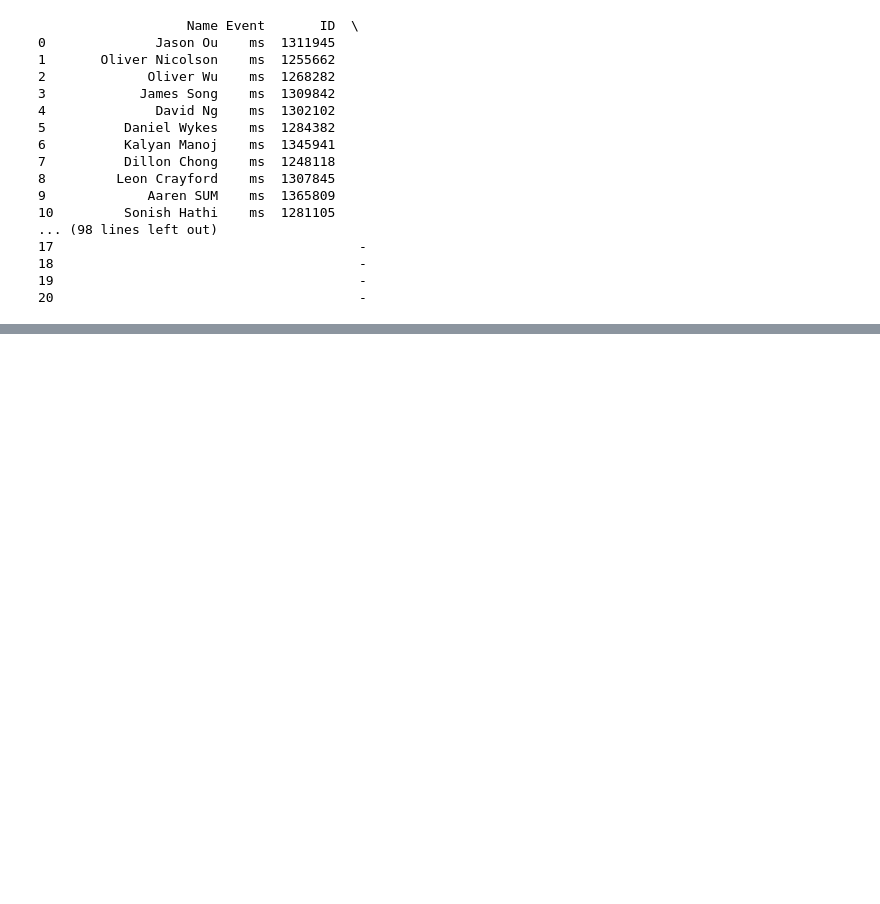
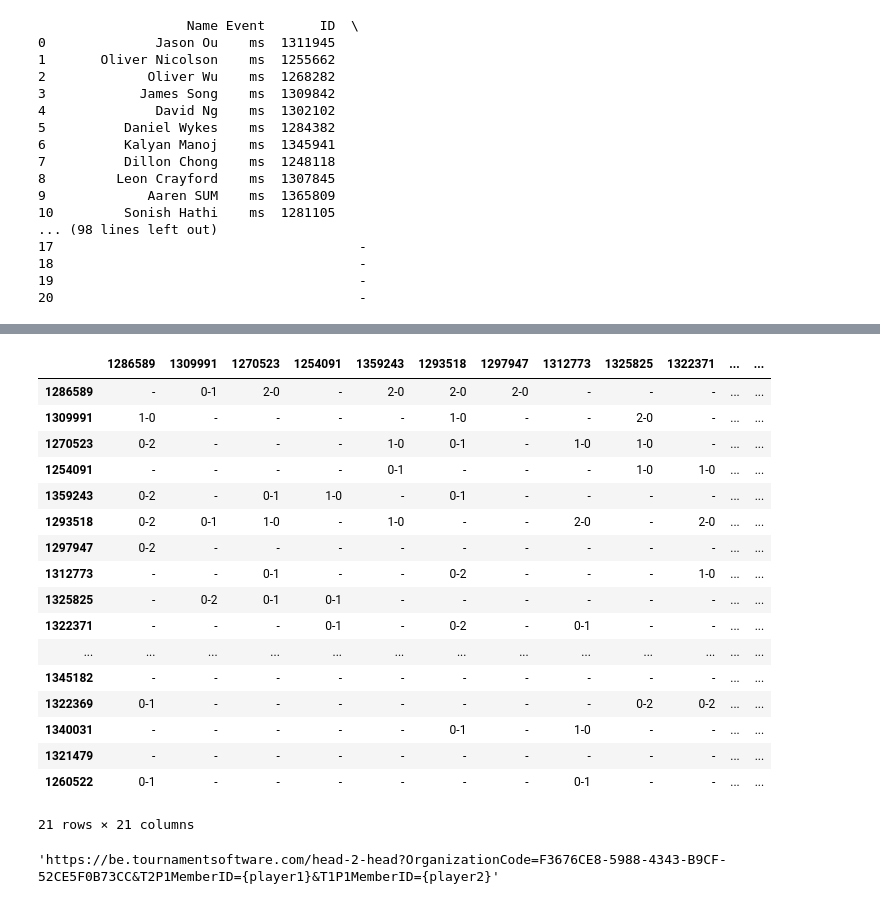
Before and after one commit to HxHuang258/Selection-Tool, a Jupyter notebook: api_test.ipynb, the cells around one changed output, grey strips where cells are left out. Cells and saved outputs as stored; diff of their text form; code cells hidden in the pictures; blank space fills up the shorter version.

Commit message:
Links to BE h2h now in script results

```diff
--- a/api_test.ipynb
+++ b/api_test.ipynb
@@ -627,0 +654,65 @@ targetPlayersDfs[3]
+# %%
+#Create Function that will create url for h2h link, requires 2 player ID's
+def head_url(t2p1_member_id, t1p1_member_id):
+    base_url = "https://be.tournamentsoftware.com/head-2-head"
+    organization_code = "F3676CE8-5988-4343-B9CF-52CE5F0B73CC"
+
+    # Construct the full URL with injected member IDs
+    full_url = f"{base_url}?OrganizationCode={organization_code}&T2P1MemberID={t2p1_member_id}&T1P1MemberID={t1p1_member_id}"
+    return full_url
+
+def ifPlayed(matrix, row, column):
+    if (matrix.iloc[row, column] != "-"):
+        return 1
+
+#Create matrix with head to heads with player ID's
+for df in targetPlayersDfs:
+    unique_ids = df['ID'].unique()  # Get all unique player IDs
+    link_matrix = pd.DataFrame('-', index=unique_ids, columns=unique_ids)
+
+    # Create a dictionary to store the counts for both wins and losses
+    head_to_head_counts = {id_: {id2: [0, 0] for id2 in unique_ids} for id_ in unique_ids}
+
+    playerIds = df['ID'].tolist()
+
+    # Fill in the counts based on the Beat column
+    for idx, row in df.iterrows():
+        winner_id = row['ID']  # The player who won
+        beaten_ids = row['Beat']  # The players they beat
+        for beaten_id in beaten_ids:
+            if beaten_id in str(playerIds):
+                head_to_head_counts[int(winner_id)][int(beaten_id)][0] += 1  # Increment winner's wins
+                head_to_head_counts[int(beaten_id)][int(winner_id)][1] += 1  # Increment beaten player's losses
+
+    # Convert the counts into the "Wins-Losses" format
+    for winner_id in unique_ids:
+        for opponent_id in unique_ids:
+            wins, losses = head_to_head_counts[winner_id][opponent_id]
+            if wins > 0 or losses > 0:
+                link_matrix.loc[winner_id, opponent_id] = f"{wins}-{losses}"
+
+link_matrix
+# %% [output]
+|  | 1286589 | 1309991 | 1270523 | 1254091 | 1359243 | 1293518 | 1297947 | 1312773 | 1325825 | 1322371 | ... | ... |
+| 1286589 | - | 0-1 | 2-0 | - | 2-0 | 2-0 | 2-0 | - | - | - | ... | ... |
+| 1309991 | 1-0 | - | - | - | - | 1-0 | - | - | 2-0 | - | ... | ... |
+| 1270523 | 0-2 | - | - | - | 1-0 | 0-1 | - | 1-0 | 1-0 | - | ... | ... |
+| 1254091 | - | - | - | - | 0-1 | - | - | - | 1-0 | 1-0 | ... | ... |
+| 1359243 | 0-2 | - | 0-1 | 1-0 | - | 0-1 | - | - | - | - | ... | ... |
+| 1293518 | 0-2 | 0-1 | 1-0 | - | 1-0 | - | - | 2-0 | - | 2-0 | ... | ... |
+| 1297947 | 0-2 | - | - | - | - | - | - | - | - | - | ... | ... |
+| 1312773 | - | - | 0-1 | - | - | 0-2 | - | - | - | 1-0 | ... | ... |
+| 1325825 | - | 0-2 | 0-1 | 0-1 | - | - | - | - | - | - | ... | ... |
+| 1322371 | - | - | - | 0-1 | - | 0-2 | - | 0-1 | - | - | ... | ... |
+| ... | ... | ... | ... | ... | ... | ... | ... | ... | ... | ... | ... | ... |
+| 1345182 | - | - | - | - | - | - | - | - | - | - | ... | ... |
+| 1322369 | 0-1 | - | - | - | - | - | - | - | 0-2 | 0-2 | ... | ... |
+| 1340031 | - | - | - | - | - | 0-1 | - | 1-0 | - | - | ... | ... |
+| 1321479 | - | - | - | - | - | - | - | - | - | - | ... | ... |
+| 1260522 | 0-1 | - | - | - | - | - | - | 0-1 | - | - | ... | ... |
+21 rows × 21 columns
+# %%
+#ifPlayed(head_to_head_matrix, 1, 2)
+h2hLink("123dfs", 123)
+# %% [output]
+'https://be.tournamentsoftware.com/head-2-head?OrganizationCode=F3676CE8-5988-4343-B9CF-52CE5F0B73CC&T2P1MemberID={player1}&T1P1MemberID={player2}'
```
Also changed, not shown: parts of 7 cells of this notebook, 2 other files.
